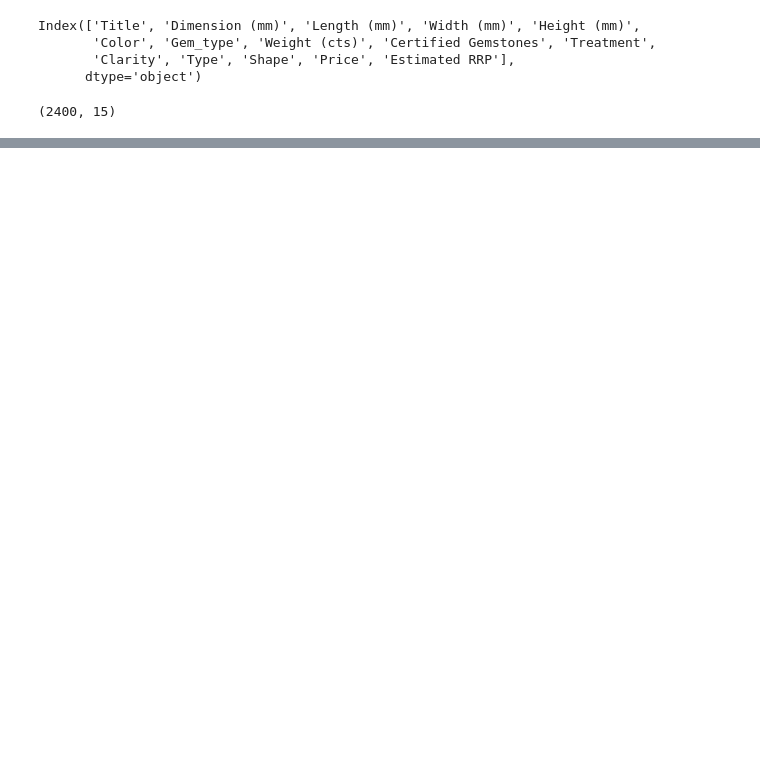
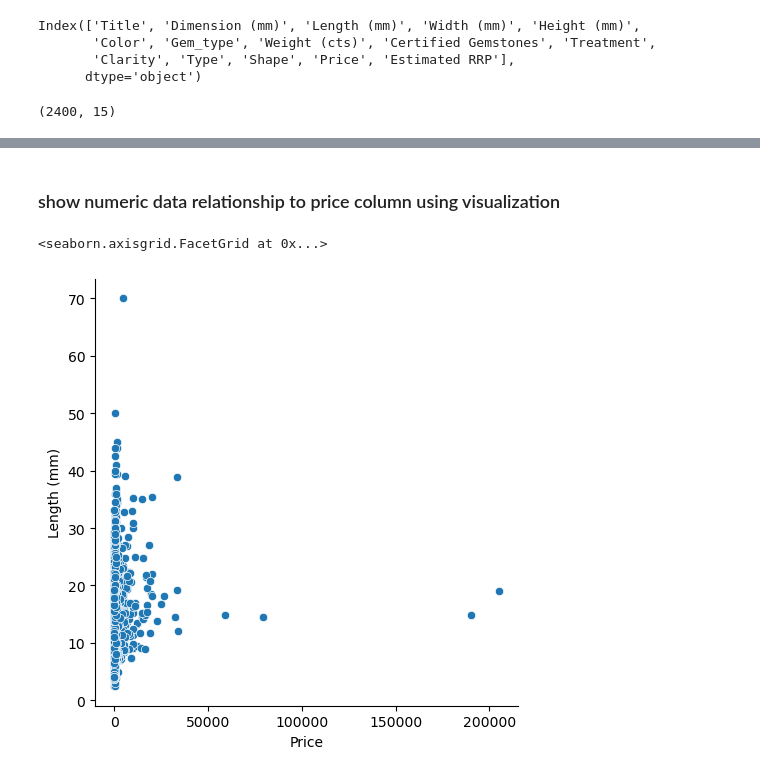
Before and after one commit to ushertpain/gem_price_data_analysis_proj, a Jupyter notebook: EDA.ipynb, the cells around one changed output, grey strips where cells are left out. Cells and saved outputs as stored; diff of their text form; code cells hidden in the pictures; blank space fills up the shorter version.

```diff
--- a/EDA.ipynb
+++ b/EDA.ipynb
@@ -5,5 +5,5 @@ import pandas as pd
 import numpy as np
 import seaborn as sns
 # %%
-data = pd.read_csv('cleaned_gem_price_data.csv')
+df = pd.read_csv('cleaned_gem_price_data.csv')
 # %%
@@ -46,0 +80,7 @@ array([21.25, 24.56, 37.61, ..., 19.96, 16.02, 31.45])
+# %% [markdown]
+### show numeric data relationship to price column using visualization
+# %%
+sns.relplot(x = 'Price', y ='Length (mm)' ,data=df)
+# %% [output]
+<seaborn.axisgrid.FacetGrid at 0x...>
+[figure, added]
```
Also changed, not shown: parts of 53 cells of this notebook, 1 other file.
